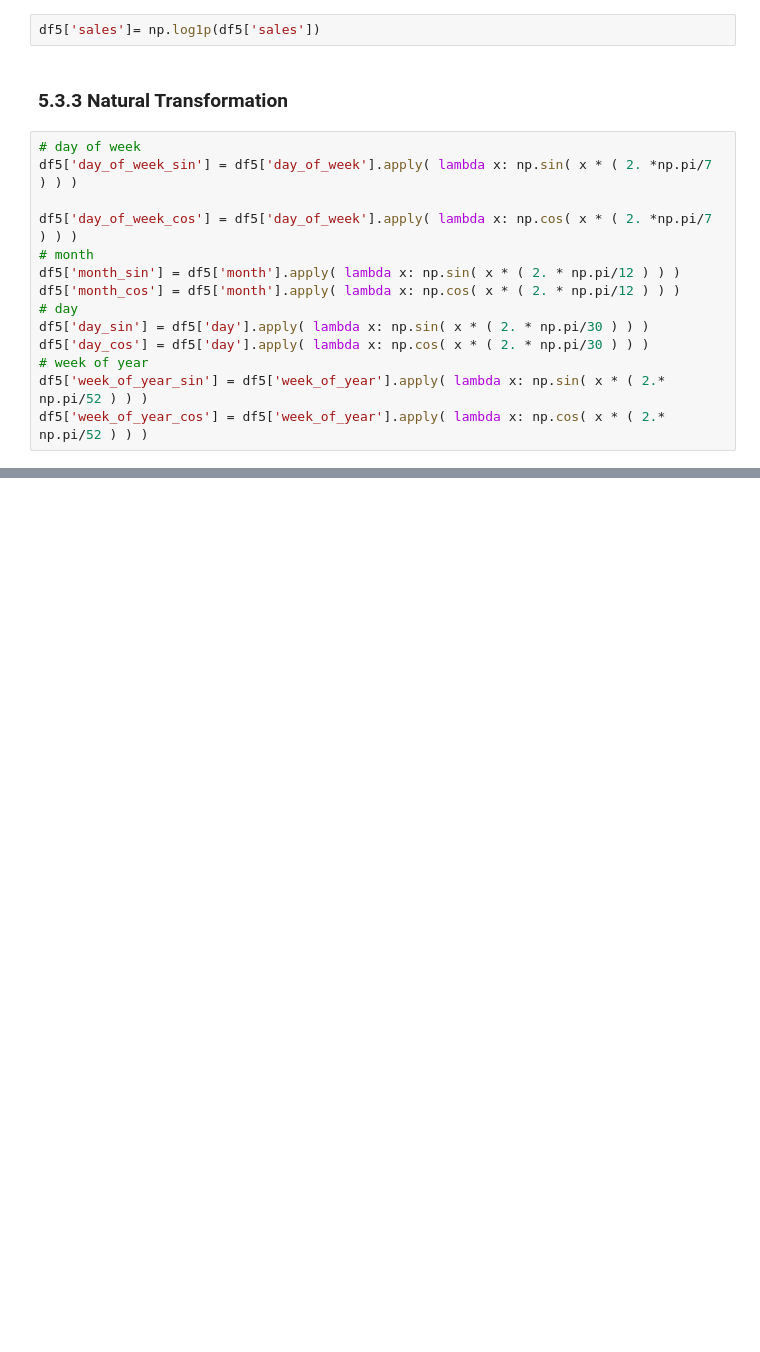
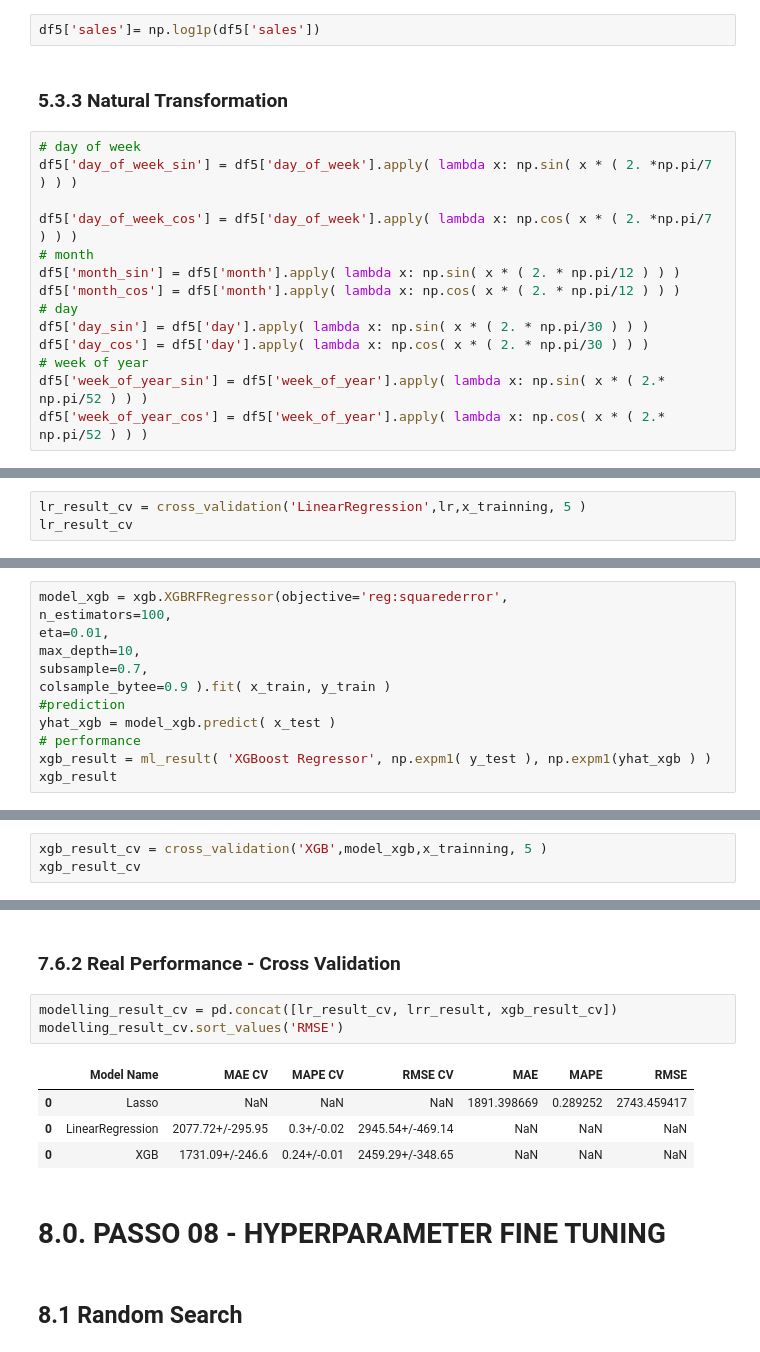
Before and after one commit to alexandrerod/rossmann_sales, a Jupyter notebook: store_sales.ipynb, the cells around one changed output, grey strips where cells are left out. Cells and saved outputs as stored; diff of their text form; blank space fills up the shorter version.

```diff
--- a/store_sales.ipynb
+++ b/store_sales.ipynb
@@ -950,0 +1147,3 @@ df5['week_of_year_cos'] = df5['week_of_year'].apply( lambda x: np.cos( x * ( 2.*
+# %%
+lr_result_cv = cross_validation('LinearRegression',lr,x_trainning, 5 )
+lr_result_cv
@@ -950,0 +1196,12 @@ df5['week_of_year_cos'] = df5['week_of_year'].apply( lambda x: np.cos( x * ( 2.*
+# %%
+model_xgb = xgb.XGBRFRegressor(objective='reg:squarederror',
+n_estimators=100,
+eta=0.01,
+max_depth=10,
+subsample=0.7,
+colsample_bytee=0.9 ).fit( x_train, y_train )
+#prediction
+yhat_xgb = model_xgb.predict( x_test )
+# performance
+xgb_result = ml_result( 'XGBoost Regressor', np.expm1( y_test ), np.expm1(yhat_xgb ) )
+xgb_result
@@ -950,0 +1215,3 @@ df5['week_of_year_cos'] = df5['week_of_year'].apply( lambda x: np.cos( x * ( 2.*
+# %%
+xgb_result_cv = cross_validation('XGB',model_xgb,x_trainning, 5 )
+xgb_result_cv
@@ -950,0 +1248,14 @@ df5['week_of_year_cos'] = df5['week_of_year'].apply( lambda x: np.cos( x * ( 2.*
+# %% [markdown]
+### 7.6.2 Real Performance - Cross Validation
+# %%
+modelling_result_cv = pd.concat([lr_result_cv, lrr_result, xgb_result_cv])
+modelling_result_cv.sort_values('RMSE')
+# %% [output]
+|  | Model Name | MAE CV | MAPE CV | RMSE CV | MAE | MAPE | RMSE |
+| 0 | Lasso | NaN | NaN | NaN | 1891.398669 | 0.289252 | 2743.459417 |
+| 0 | LinearRegression | 2077.72+/-295.95 | 0.3+/-0.02 | 2945.54+/-469.14 | NaN | NaN | NaN |
+| 0 | XGB | 1731.09+/-246.6 | 0.24+/-0.01 | 2459.29+/-348.65 | NaN | NaN | NaN |
+# %% [markdown]
+# 8.0. PASSO 08 - HYPERPARAMETER FINE TUNING
+# %% [markdown]
+## 8.1 Random Search
```
Also changed, not shown: parts of 72 cells of this notebook, 9 other files.
